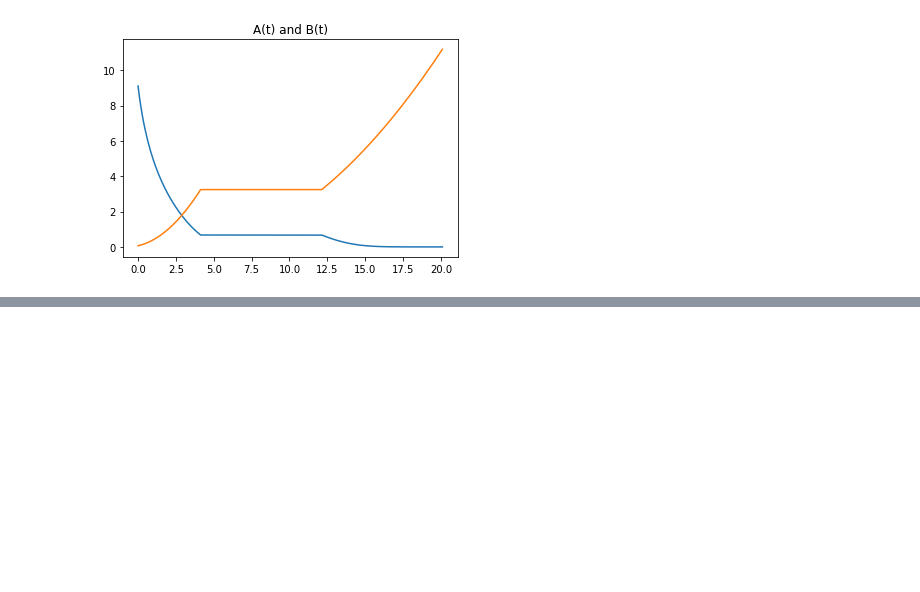
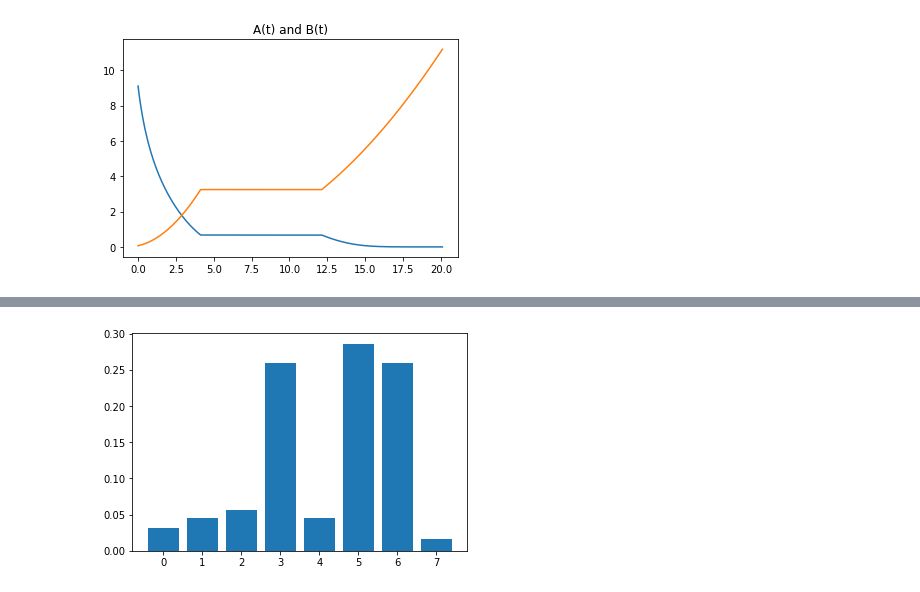
Before and after one commit to naezzell/dwaveutils, a Jupyter notebook: examples/testing_QuTip.ipynb, the cells around one changed output, grey strips where cells are left out. Saved outputs shown, nothing was run; the diff lists cells and outputs as text; code cells hidden in the pictures; blank space fills up the shorter version.

```diff
--- a/examples/testing_QuTip.ipynb
+++ b/examples/testing_QuTip.ipynb
@@ -69,0 +227,8 @@ plt.show()
+# %%
+superposition = (5*qts.ket([1, 0, 1]) + 2*qts.ket([0, 1, 0])).unit()
+results = qt.sesolve(list_H, superposition, times)
+amps = np.array([abs(results.states[-1][i])**2 for i in range(8)])
+plt.bar([0, 1, 2, 3, 4, 5, 6, 7], amps.flatten())
+plt.show()
+# %% [output]
+[figure, added]
```
Also changed, not shown: parts of 6 cells of this notebook, 4 other files.
